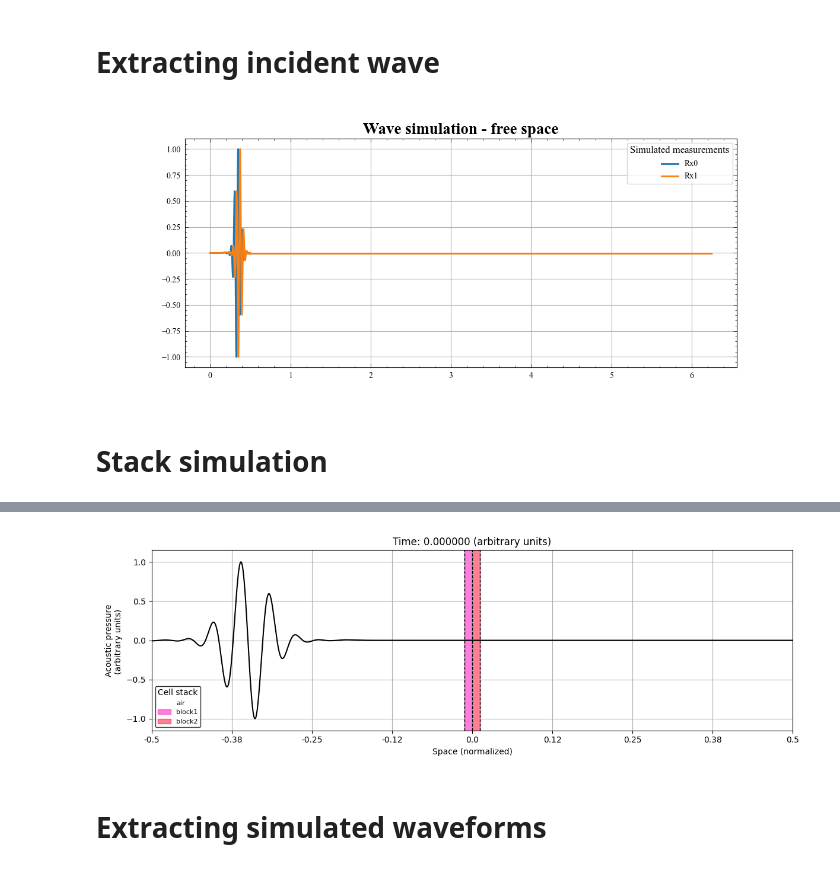
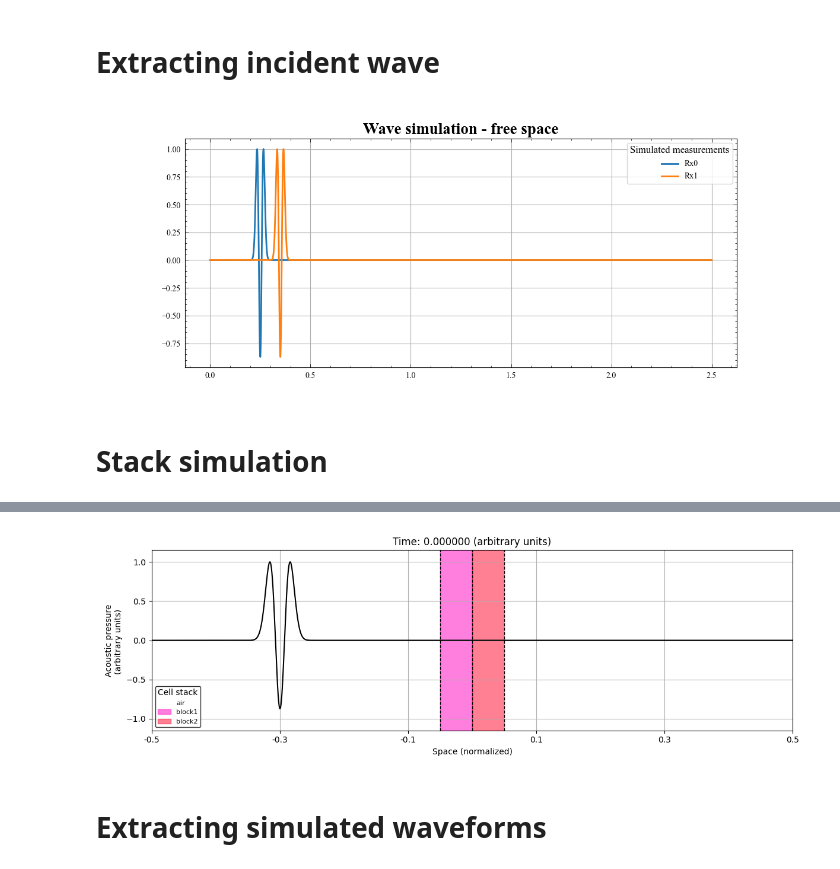
Before and after one commit to feasible-io/smaddali-utils, a Jupyter notebook: scattering/smatrix.ipynb, the cells around one changed output, grey strips where cells are left out. Drawn from its saved outputs; the diff is of its cells as text; code cells hidden in the pictures.

```diff
--- a/scattering/smatrix.ipynb
+++ b/scattering/smatrix.ipynb
@@ -61,12 +23,12 @@ sN.S, np.conj( sM.S.T ) @ sM.S
 # %%
-num_grid_points = 8000
-stack_thickness = 0.025
-num_steps = 100000
+num_grid_points = 10000
+stack_thickness = 0.1
+num_steps = 50000
 
 # pulse details
-HG = 15
-pulse_location = -0.35
-pulse_width = 0.04
+HG = 2
+pulse_location = -0.3
+pulse_width = 0.01
 
 def Square( chi ):
     return ( np.abs( chi ) <= 0.5 ).astype( float )
@@ -88,12 +50,12 @@ x = np.linspace( -0.5, 0.5, num_grid_points )
 chi = ( x - pulse_location ) / pulse_width
 
 # initial = Square( chi )
-# initial = np.exp( -0.5 * chi**2 ) * hermite(HG)( chi )
-initial = pulse.MysteryPulse( x, pulse_location, pulse_width, order=HG )
+initial = np.exp( -0.5 * chi**2 ) * hermite(HG)( chi )
+# initial = pulse.MysteryPulse( x, pulse_location, pulse_width, order=HG )
 # initial = np.roll( initial, np.argmin( np.abs( x-pulse_location ) )-x.size//2 )
 
 initial /= np.abs( initial ).max()
-initial -= initial.mean()
+# initial -= initial.mean()
 
 sim = Simulator.Simulator( num_grid_points=num_grid_points, stack=stack )
 sim.AddWaveform( initial )
@@ -124,17 +86,21 @@ with plt.style.context( '~/Templates/custom.mplstyle' ):
 
 incident_wave = np.array( waves[0] )
 # %% [output]
-[figure, old version]
+[figure, new version]
 # %% [markdown]
 # Stack simulation
 # %%
-# one-layer stack
-stack_materials = [ [ 1, 1 ], [ 8., 1. ],  [ 8., 1. ], [ 1, 1 ] ]
+# multi-layer stack
+# stack_materials = [ [ 1, 1 ], [ 4., 1. ], [ 6., 1. ], [ 3.75, 1. ], [ 6., 1. ], [ 1, 1 ] ]
+# stack_layers = [ 'air', 'block1', 'block2', 'block3', 'block4', 'air' ]
+
+# two-layer stack
+stack_materials = [ [ 1, 1 ], [ 6., 1. ], [ 3., 1. ], [ 1, 1 ] ]
 stack_layers = [ 'air', 'block1', 'block2', 'air' ]
 
-# # two-layer stack
-# stack_materials = [ [ 1, 1 ], [ 2., 0.75 ], [ 3., 2. ], [ 1, 1 ] ]
-# stack_layers = [ 'air', 'block1', 'block2', 'air' ]
+# # # three-layer stack
+# stack_materials = [ [ 1, 1 ], [ 6., 1. ], [ 8., 1. ],  [ 6., 1. ], [ 1, 1 ] ]
+# stack_layers = [ 'air', 'block1', 'block2', 'block1', 'air' ]
 
 
 interface_locations = list( np.linspace( -stack_thickness/2, stack_thickness/2, len( stack_layers )-1 ) )
@@ -163,4 +129,4 @@ sim.Run( visualize=False, n_iters=num_steps ) #, filename='demo.mp4' )
-[figure, old version]
+[figure, new version]
 # %% [markdown]
 # Extracting simulated waveforms
 # %%
```
Also changed, not shown: parts of 15 cells of this notebook, 4 other files.
